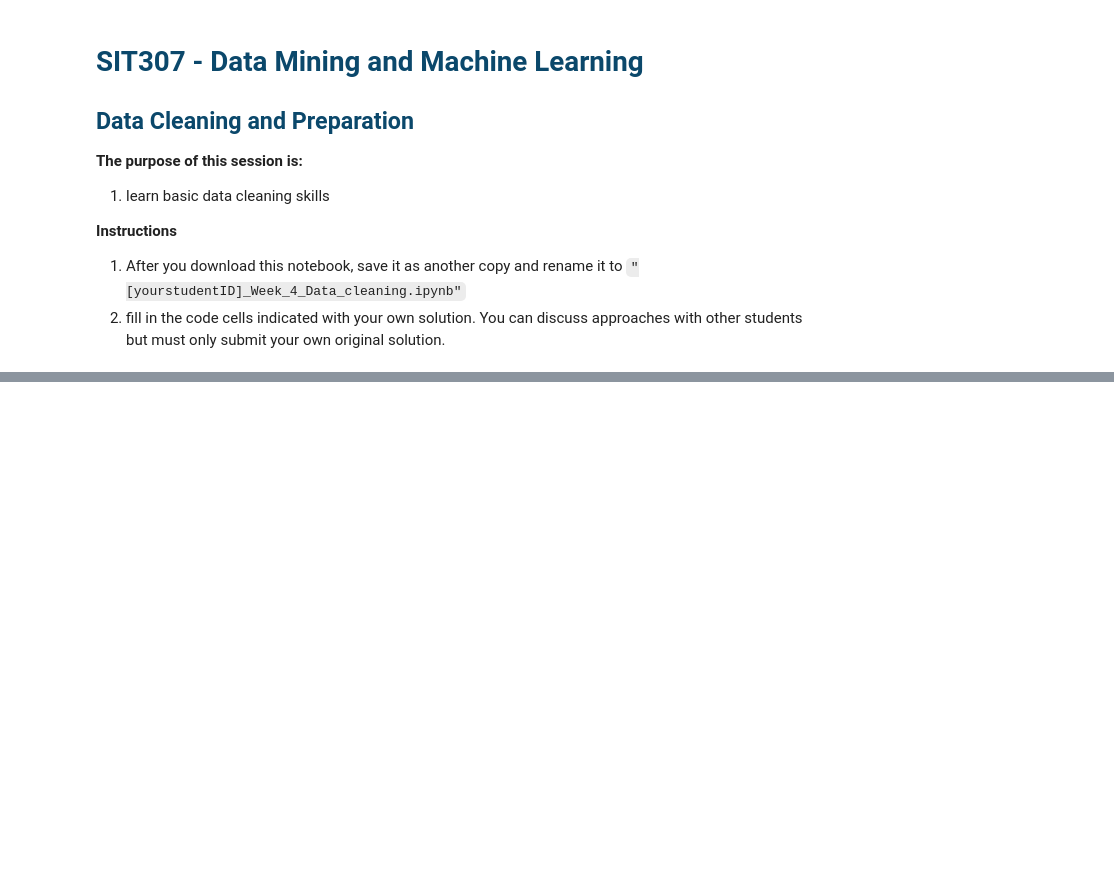
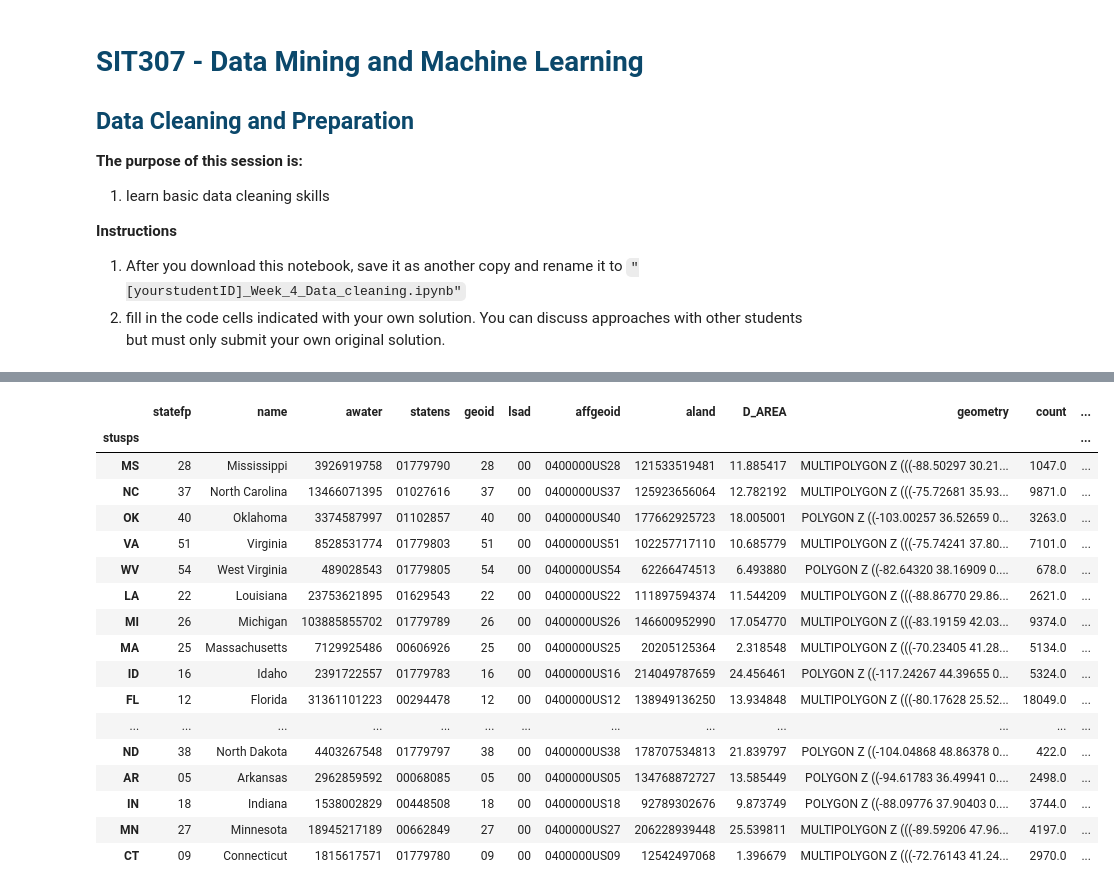
Before and after one commit to lachlanmcinnes/SIT307, a Jupyter notebook: DataAnalysis/DataCleaning.ipynb, the cells around one changed output, grey strips where cells are left out. Saved outputs shown, nothing was run; the diff lists cells and outputs as text; code cells hidden in the pictures; blank space fills up the shorter version.

```diff
--- a/DataAnalysis/DataCleaning.ipynb
+++ b/DataAnalysis/DataCleaning.ipynb
@@ -30,0 +192,4 @@ df.head()
+# %%
+#prop rows where there are outlier prices
+dropped_df=dropped_df[dropped_df['price'] < (Q3_price + (1.5*IQR_price))]
+dropped_df.sort_values(by=['price'])
@@ -30,0 +288,23 @@ df.head()
+# %%
+#merge the new data frame into the map data frame
+merged_map_info = map_df.set_index('stusps').join(new_df.set_index('state'))
+merged_map_info
+# %% [output]
+|  | statefp | name | awater | statens | geoid | lsad | affgeoid | aland | D_AREA | geometry | count | ... |
+| stusps |  |  |  |  |  |  |  |  |  |  |  | ... |
+| MS | 28 | Mississippi | 3926919758 | 01779790 | 28 | 00 | 0400000US28 | 121533519481 | 11.885417 | MULTIPOLYGON Z (((-88.50297 30.21... | 1047.0 | ... |
+| NC | 37 | North Carolina | 13466071395 | 01027616 | 37 | 00 | 0400000US37 | 125923656064 | 12.782192 | MULTIPOLYGON Z (((-75.72681 35.93... | 9871.0 | ... |
+| OK | 40 | Oklahoma | 3374587997 | 01102857 | 40 | 00 | 0400000US40 | 177662925723 | 18.005001 | POLYGON Z ((-103.00257 36.52659 0... | 3263.0 | ... |
+| VA | 51 | Virginia | 8528531774 | 01779803 | 51 | 00 | 0400000US51 | 102257717110 | 10.685779 | MULTIPOLYGON Z (((-75.74241 37.80... | 7101.0 | ... |
+| WV | 54 | West Virginia | 489028543 | 01779805 | 54 | 00 | 0400000US54 | 62266474513 | 6.493880 | POLYGON Z ((-82.64320 38.16909 0.... | 678.0 | ... |
+| LA | 22 | Louisiana | 23753621895 | 01629543 | 22 | 00 | 0400000US22 | 111897594374 | 11.544209 | MULTIPOLYGON Z (((-88.86770 29.86... | 2621.0 | ... |
+| MI | 26 | Michigan | 103885855702 | 01779789 | 26 | 00 | 0400000US26 | 146600952990 | 17.054770 | MULTIPOLYGON Z (((-83.19159 42.03... | 9374.0 | ... |
+| MA | 25 | Massachusetts | 7129925486 | 00606926 | 25 | 00 | 0400000US25 | 20205125364 | 2.318548 | MULTIPOLYGON Z (((-70.23405 41.28... | 5134.0 | ... |
+| ID | 16 | Idaho | 2391722557 | 01779783 | 16 | 00 | 0400000US16 | 214049787659 | 24.456461 | POLYGON Z ((-117.24267 44.39655 0... | 5324.0 | ... |
+| FL | 12 | Florida | 31361101223 | 00294478 | 12 | 00 | 0400000US12 | 138949136250 | 13.934848 | MULTIPOLYGON Z (((-80.17628 25.52... | 18049.0 | ... |
+| ... | ... | ... | ... | ... | ... | ... | ... | ... | ... | ... | ... | ... |
+| ND | 38 | North Dakota | 4403267548 | 01779797 | 38 | 00 | 0400000US38 | 178707534813 | 21.839797 | POLYGON Z ((-104.04868 48.86378 0... | 422.0 | ... |
+| AR | 05 | Arkansas | 2962859592 | 00068085 | 05 | 00 | 0400000US05 | 134768872727 | 13.585449 | POLYGON Z ((-94.61783 36.49941 0.... | 2498.0 | ... |
+| IN | 18 | Indiana | 1538002829 | 00448508 | 18 | 00 | 0400000US18 | 92789302676 | 9.873749 | POLYGON Z ((-88.09776 37.90403 0.... | 3744.0 | ... |
+| MN | 27 | Minnesota | 18945217189 | 00662849 | 27 | 00 | 0400000US27 | 206228939448 | 25.539811 | MULTIPOLYGON Z (((-89.59206 47.96... | 4197.0 | ... |
+| CT | 09 | Connecticut | 1815617571 | 01779780 | 09 | 00 | 0400000US09 | 12542497068 | 1.396679 | MULTIPOLYGON Z (((-72.76143 41.24... | 2970.0 | ... |
```
Also changed, not shown: parts of 17 cells of this notebook.
